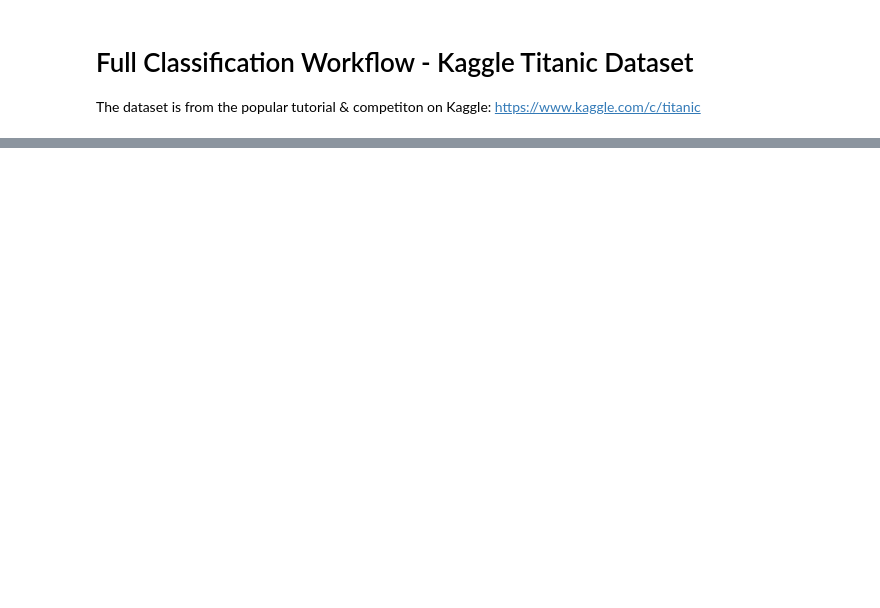
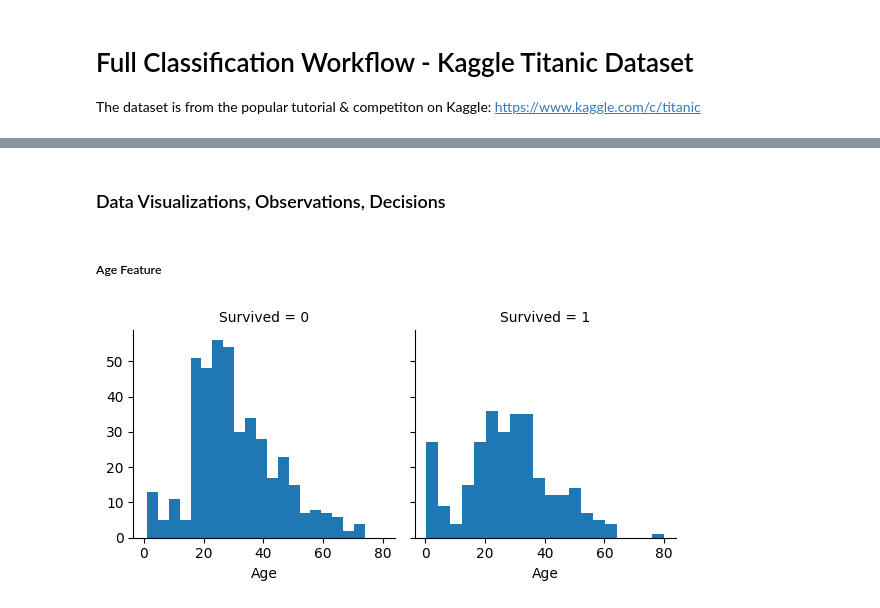
Before and after one commit to mohikhsan/learnml, a Jupyter notebook: classification/titanic_comp.ipynb, the cells around one changed output, grey strips where cells are left out. Cells and saved outputs as stored; diff of their text form; code cells hidden in the pictures; blank space fills up the shorter version.

```diff
--- a/classification/titanic_comp.ipynb
+++ b/classification/titanic_comp.ipynb
@@ -25,0 +282,11 @@ train_data.head()
+# %% [markdown]
+### Data Visualizations, Observations, Decisions
+# %% [markdown]
+##### Age Feature
+# %%
+# visualize age vs survival rate using facetgrid histogram
+g = sns.FacetGrid(train_data, col='Survived')
+g.map(plt.hist, 'Age', bins=20)
+plt.show()
+# %% [output]
+[figure, added]
```
Also changed, not shown: parts of 71 cells of this notebook.
